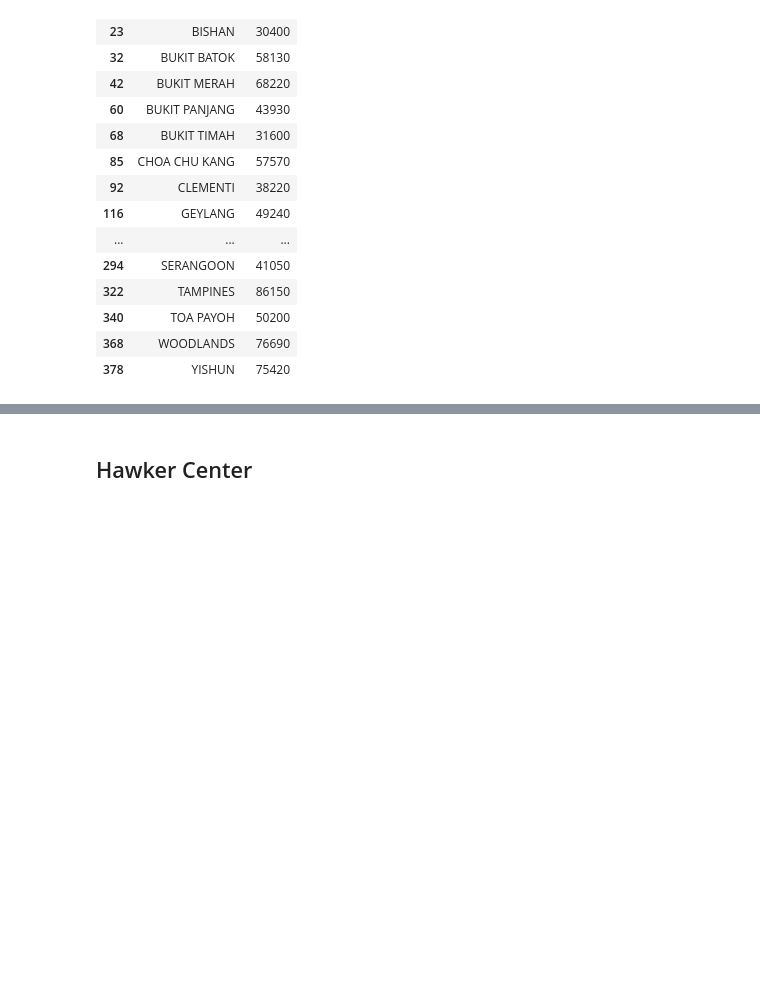
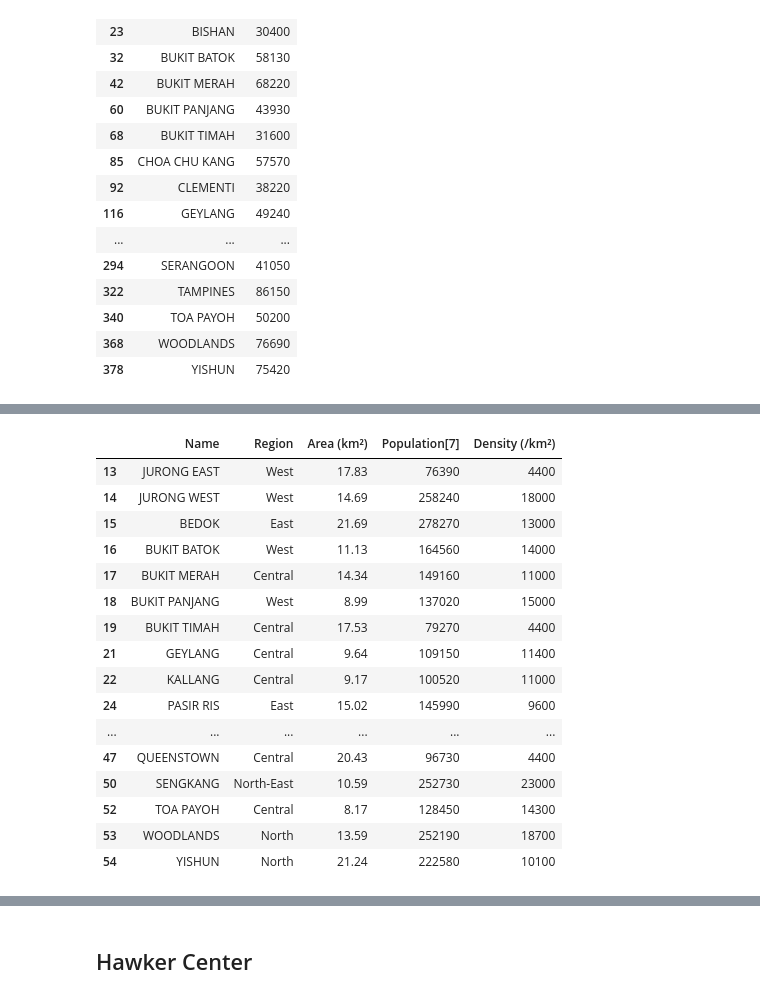
Before and after one commit to alvintanjl/HDB_Resale_Price_Regression, a Jupyter notebook: HDB Resale Price_Data Engineering.ipynb, the cells around one changed output, grey strips where cells are left out. Drawn from its saved outputs; the diff is of its cells as text; code cells hidden in the pictures; blank space fills up the shorter version.

Commit message:
modified population features

```diff
--- a/HDB Resale Price_Data Engineering.ipynb
+++ b/HDB Resale Price_Data Engineering.ipynb
@@ -474,0 +494,22 @@ list(set(towns) - set(list(df_dwell['Planning Areas'].unique())))
+# %%
+df_population['Name'] = df_population['Name'].apply(lambda x: x.upper())
+df_population = df_population[df_population['Name'].isin(towns)]
+df_population
+# %% [output]
+|  | Name | Region | Area (km²) | Population[7] | Density (/km²) |
+| 13 | JURONG EAST | West | 17.83 | 76390 | 4400 |
+| 14 | JURONG WEST | West | 14.69 | 258240 | 18000 |
+| 15 | BEDOK | East | 21.69 | 278270 | 13000 |
+| 16 | BUKIT BATOK | West | 11.13 | 164560 | 14000 |
+| 17 | BUKIT MERAH | Central | 14.34 | 149160 | 11000 |
+| 18 | BUKIT PANJANG | West | 8.99 | 137020 | 15000 |
+| 19 | BUKIT TIMAH | Central | 17.53 | 79270 | 4400 |
+| 21 | GEYLANG | Central | 9.64 | 109150 | 11400 |
+| 22 | KALLANG | Central | 9.17 | 100520 | 11000 |
+| 24 | PASIR RIS | East | 15.02 | 145990 | 9600 |
+| ... | ... | ... | ... | ... | ... |
+| 47 | QUEENSTOWN | Central | 20.43 | 96730 | 4400 |
+| 50 | SENGKANG | North-East | 10.59 | 252730 | 23000 |
+| 52 | TOA PAYOH | Central | 8.17 | 128450 | 14300 |
+| 53 | WOODLANDS | North | 13.59 | 252190 | 18700 |
+| 54 | YISHUN | North | 21.24 | 222580 | 10100 |
```
Also changed, not shown: parts of 3 cells of this notebook.
